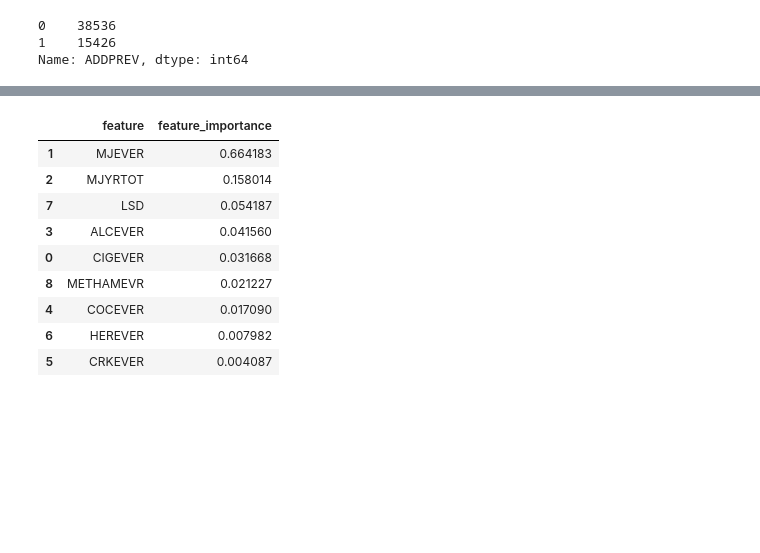
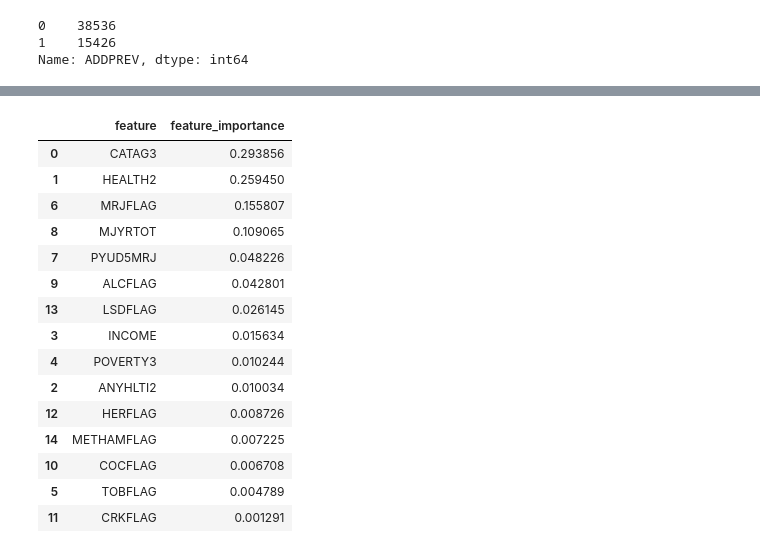
Before and after one commit to melissaprax/substance-use-mental-illness-analysis, a Jupyter notebook: drug_use_eda.ipynb, the cells around one changed output, grey strips where cells are left out. Saved outputs shown, nothing was run; the diff lists cells and outputs as text; code cells hidden in the pictures; blank space fills up the shorter version.

```diff
--- a/drug_use_eda.ipynb
+++ b/drug_use_eda.ipynb
@@ -333,0 +204,17 @@ Name: ADDPREV, dtype: int64
+# %%
+# Create new variable to "combine" the Adult and Youth Depression Target Variables
+
+# Its a conditional variable; where ADSMMDEA or YODSMMDE is 1, then DEP is 1
+# If both are 0, then DEP is 0
+
+# ADSMMDEA: Adult Depression Target Variable
+# YODSMMDE: Youth Depression Target Variable
+
+# DEP: New Depression Target Variable
+
+# We want to only keep the fields or the rows where ADSMMDEA or YODSMMDE is 1 or 0
+
+# DEP gets 1 when ADSMMDEA or YODSMMDE is 1
+# DEP gets 0 when ADSMMDEA and YODSMMDE are 0
+
+df['DEP'] = np.where((df['ADSMMDEA'] == 1) | (df['YODSMMDE'] == 1), 1, 0)
@@ -333,0 +237,6 @@ Name: ADDPREV, dtype: int64
+# %%
+# Drop irrelevant targets ('ADDPREV', 'ADSMMDEA', 'YODSMMDE')
+subset = df.drop(['ADDPREV', 'ADSMMDEA', 'YODSMMDE'], axis=1)
+
+# Inspect
+subset.info()
@@ -333,0 +261,3 @@ Name: ADDPREV, dtype: int64
+# %%
+# Drop null values
+subset = subset.dropna()
@@ -344,17 +294,14 @@ from imblearn.over_sampling import RandomOverSampler
 gbt = GradientBoostingClassifier(random_state=42)
 
 # Define X and y
-X = df.drop('ADDPREV', axis=1)
-y = df['ADDPREV']
+X = subset.drop('DEP', axis=1)
+y = subset['DEP']
 
 # Split the data into training and test sets
 X_train, X_test, y_train, y_test = train_test_split(X, y, random_state=42)
 
-# Resample the training data with RandomOverSampler
-X_train_resampled, y_train_resampled = RandomOverSampler(random_state=42).fit_resample(X_train, y_train)
-
 # Fit the model to the oversampled training data
-gbt.fit(X_train_resampled, y_train_resampled)
+gbt.fit(X_train, y_train)
 
 # Predict on the test data
 y_pred = gbt.predict(X_test)
@@ -379,21 +326,27 @@ plt.show(ax1)
 # %%
 # Create feature importance dataframe to analyze the importance of each feature
 fi_values = gbt.feature_importances_
-features = X_train_resampled.columns
+features = X_train.columns
 # Create dataframe
 feature_importance_df = pd.DataFrame({"feature": features, "feature_importance": fi_values})
 # Sort in descending order
 feature_importance_df = feature_importance_df.sort_values(by="feature_importance", ascending = False)
 # View dataframe
 feature_importance_df
 # %% [output]
 |  | feature | feature_importance |
-| 1 | MJEVER | 0.664183 |
-| 2 | MJYRTOT | 0.158014 |
-| 7 | LSD | 0.054187 |
-| 3 | ALCEVER | 0.041560 |
-| 0 | CIGEVER | 0.031668 |
-| 8 | METHAMEVR | 0.021227 |
-| 4 | COCEVER | 0.017090 |
-| 6 | HEREVER | 0.007982 |
-| 5 | CRKEVER | 0.004087 |
+| 0 | CATAG3 | 0.293856 |
+| 1 | HEALTH2 | 0.259450 |
+| 6 | MRJFLAG | 0.155807 |
+| 8 | MJYRTOT | 0.109065 |
+| 7 | PYUD5MRJ | 0.048226 |
+| 9 | ALCFLAG | 0.042801 |
+| 13 | LSDFLAG | 0.026145 |
+| 3 | INCOME | 0.015634 |
+| 4 | POVERTY3 | 0.010244 |
+| 2 | ANYHLTI2 | 0.010034 |
+| 12 | HERFLAG | 0.008726 |
+| 14 | METHAMFLAG | 0.007225 |
+| 10 | COCFLAG | 0.006708 |
+| 5 | TOBFLAG | 0.004789 |
+| 11 | CRKFLAG | 0.001291 |
```
Also changed, not shown: parts of 28 cells of this notebook.
